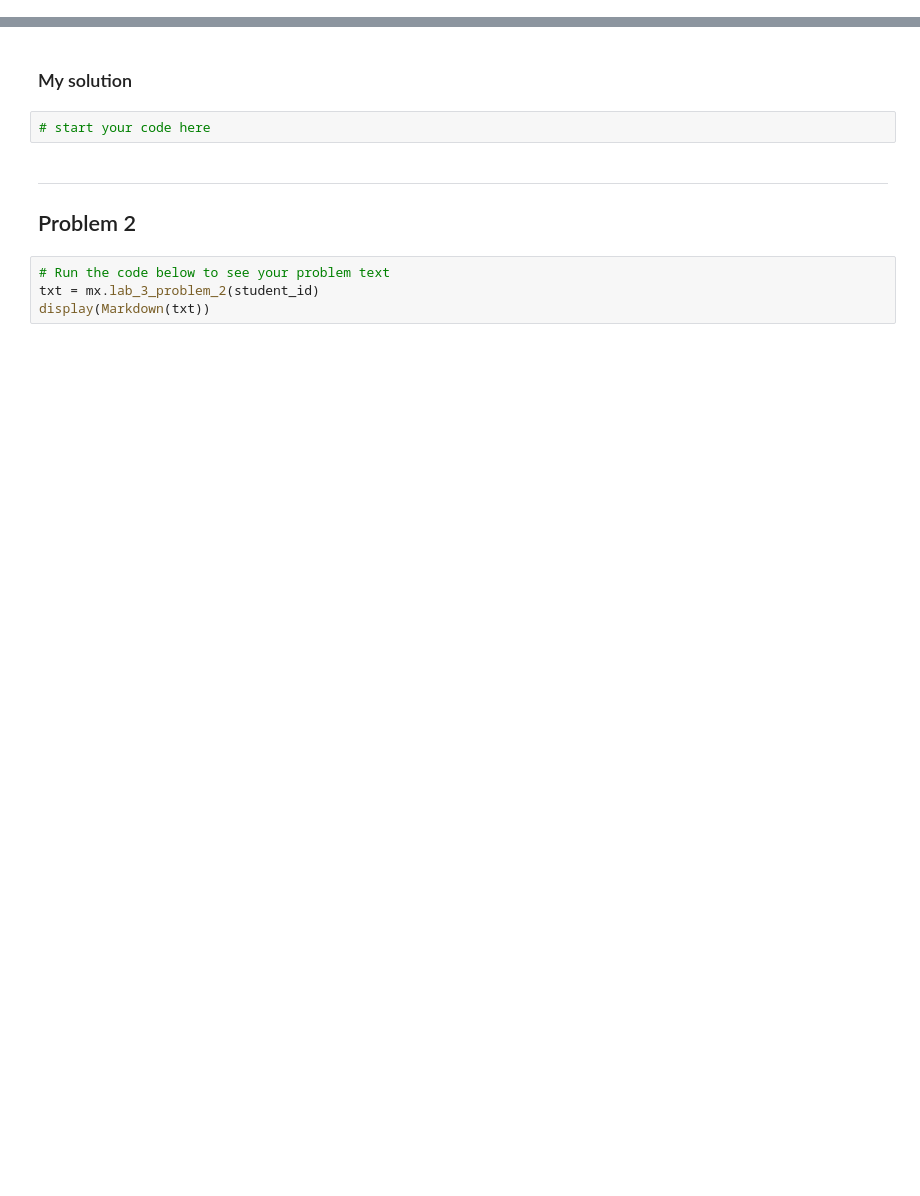
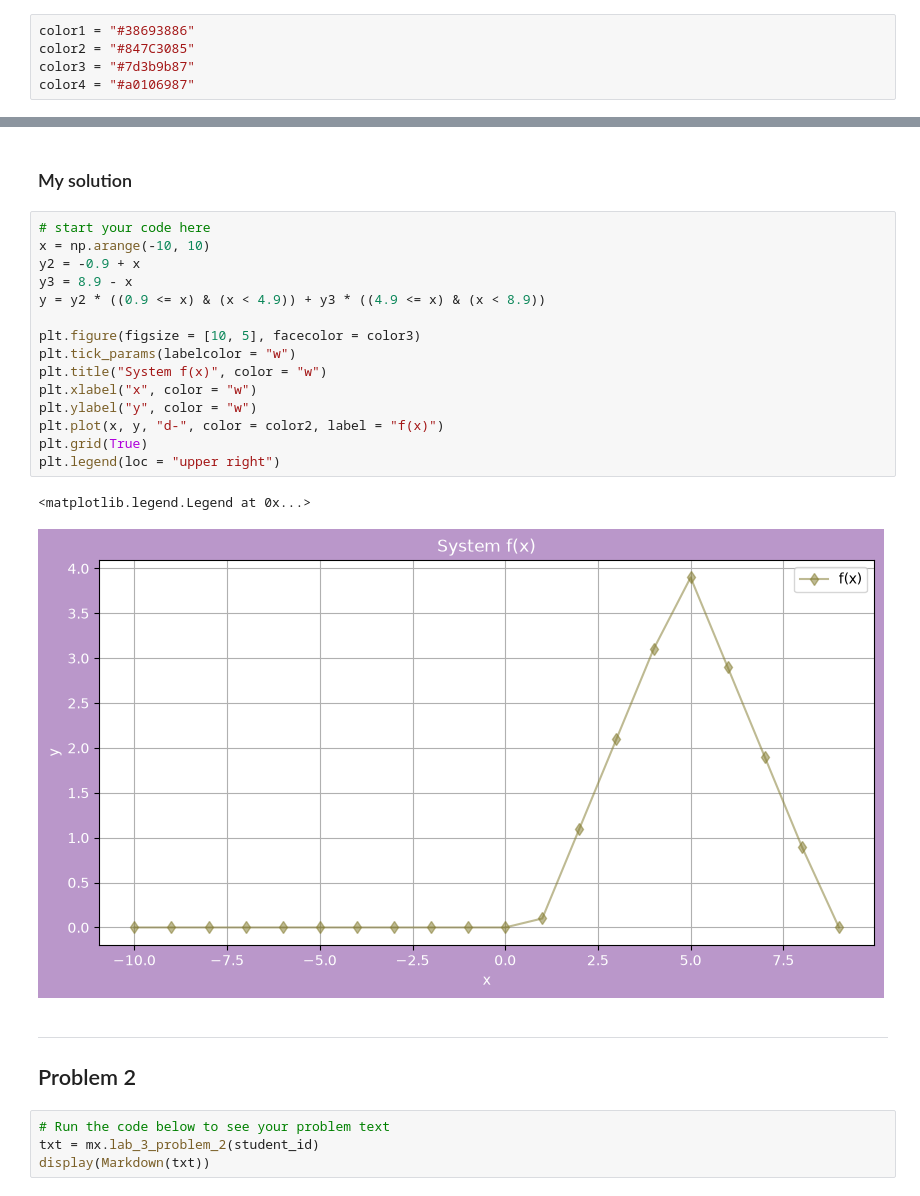
Before and after one commit to Tsavoritel/Silly-Scripts, a Jupyter notebook: PythonLabs/Elise_Collins_Lab3.ipynb, the cells around one changed output, grey strips where cells are left out. Saved outputs shown, nothing was run; the diff lists cells and outputs as text; blank space fills up the shorter version.

```diff
--- a/PythonLabs/Elise_Collins_Lab3.ipynb
+++ b/PythonLabs/Elise_Collins_Lab3.ipynb
@@ -18,3 +18,8 @@ import labx as mx
+# %%
+color1 = "#38693886"
+color2 = "#847C3085"
+color3 = "#7d3b9b87"
+color4 = "#a0106987"
 # %% [markdown]
 ---
 # Problem 1
@@ -26,6 +49,22 @@ display(Markdown(txt))
 ### My solution
 # %%
 # start your code here
+x = np.arange(-10, 10)
+y2 = -0.9 + x
+y3 = 8.9 - x
+y = y2 * ((0.9 <= x) & (x < 4.9)) + y3 * ((4.9 <= x) & (x < 8.9))
+
+plt.figure(figsize = [10, 5], facecolor = color3)
+plt.tick_params(labelcolor = "w")
+plt.title("System f(x)", color = "w")
+plt.xlabel("x", color = "w")
+plt.ylabel("y", color = "w")
+plt.plot(x, y, "d-", color = color2, label = "f(x)")
+plt.grid(True)
+plt.legend(loc = "upper right")
+# %% [output]
+<matplotlib.legend.Legend at 0x...>
+[figure, added]
 # %% [markdown]
 ---
 ## Problem 2
```
Also changed, not shown: parts of 5 cells of this notebook, 1 other file.
